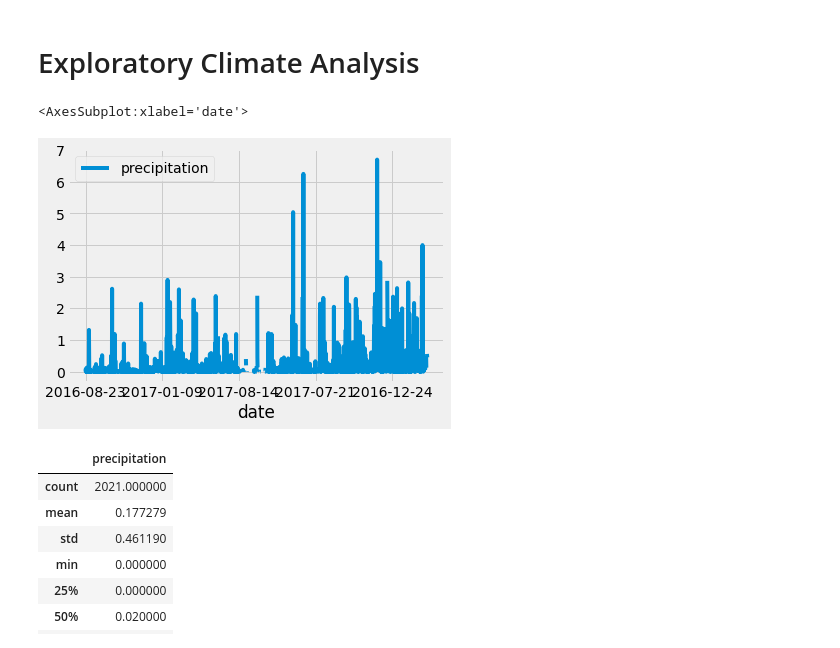
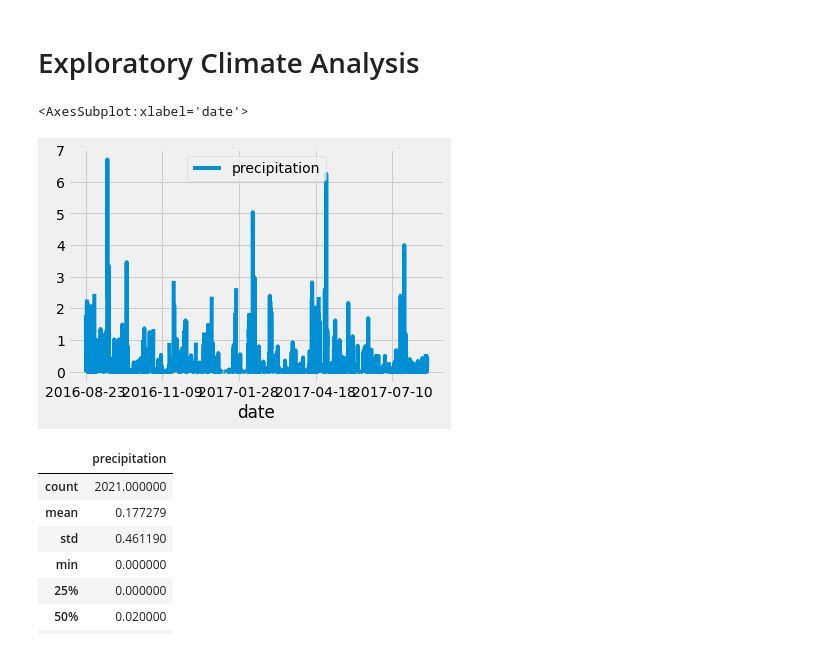
Before and after one commit to JSischo/surfs_up, a Jupyter notebook: climate_analysis.ipynb, the cells around one changed output. Saved outputs shown, nothing was run; the diff lists cells and outputs as text; code cells hidden in the pictures.

```diff
--- a/climate_analysis.ipynb
+++ b/climate_analysis.ipynb
@@ -40,22 +40,24 @@ session = Session(engine)
 # %%
 # Design a query to retrieve the last 12 months of precipitation data and plot the results.
 #Starting from the last data point in the database.
 prev_year = dt.date(2017, 8, 23)
 # Calculate the date one year from the last date in data set.
 prev_year = dt.date(2017, 8, 23) - dt.timedelta(days=365)
 # Perform a query to retrieve the data and precipitation scores
 results = []
 results = session.query(Measurement.date, Measurement.prcp).filter(Measurement.date >= prev_year).all()
 # Save the query results as a Pandas DataFrame and set the index to the date column
 df = pd.DataFrame(results, columns=['date','precipitation'])
 # Sort the dataframe by date
 df.set_index(df['date'], inplace=True)
-df.sort_index()
+#print(df.to_string(index=False))
+df = df.sort_index()
+#print(df.to_string(index=False))
 # Use Pandas Plotting with Matplotlib to plot the data
 df.plot()
 # %% [output]
 <AxesSubplot:xlabel='date'>
-[figure, old version]
+[figure, new version]
 # %%
 # Use Pandas to calcualte the summary statistics for the precipitation data
 df.describe()
```
Also changed, not shown: parts of 4 cells of this notebook.
